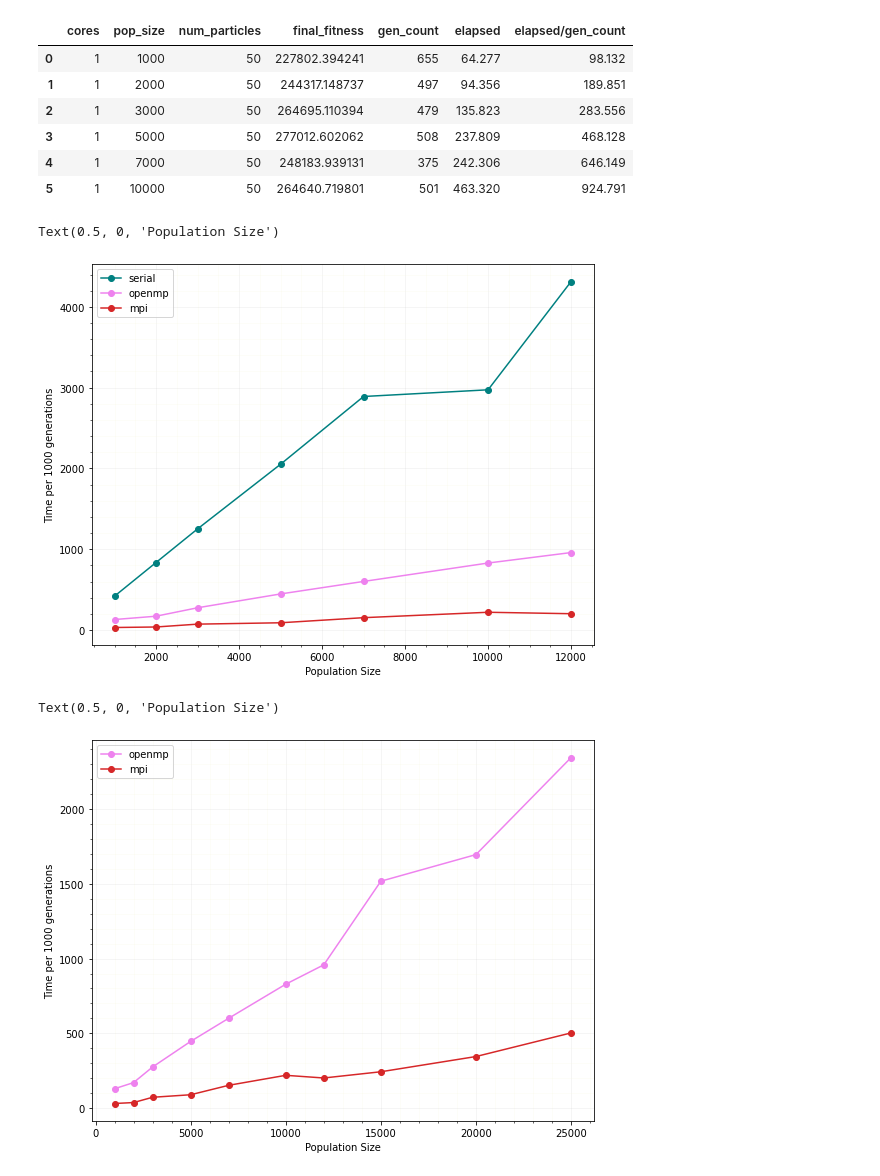
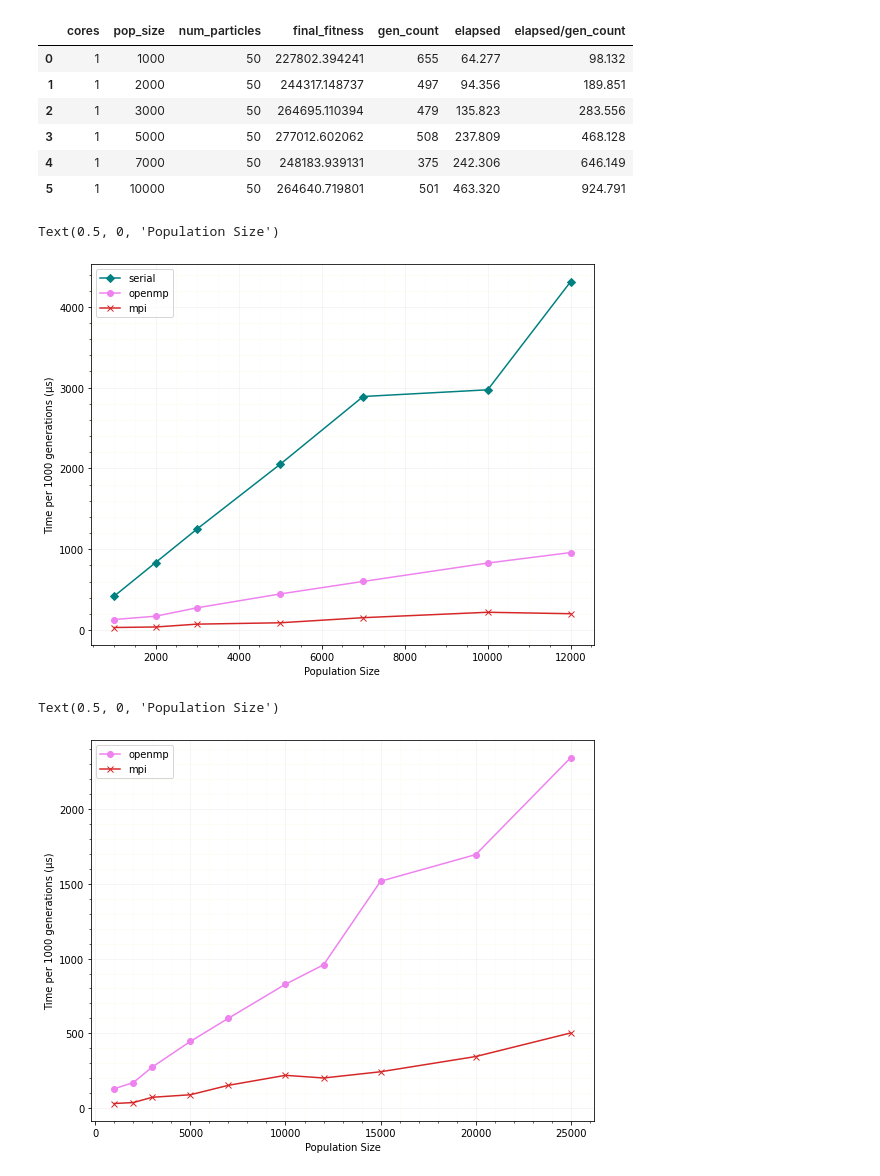
Before and after one commit to matthewdicks98/CSC-HPC-Project, a Jupyter notebook: population.ipynb, the cells around one changed output. Saved outputs shown, nothing was run; the diff lists cells and outputs as text; code cells hidden in the pictures.

```diff
--- a/population.ipynb
+++ b/population.ipynb
@@ -108,30 +108,30 @@ laptop_ser_population
 # %%
 plt.figure(figsize=(9,7))
 plt.grid(alpha=0.15)
 plt.minorticks_on()
 plt.grid(which='minor', color='beige', alpha=0.25)
-plt.plot(ser_population[' pop_size'],ser_population[' elapsed/gen_count'],marker='o', color="teal")
+plt.plot(ser_population[' pop_size'],ser_population[' elapsed/gen_count'],marker='D', color="teal")
 plt.plot(omp_population[' pop_size'][:7],omp_population[' elapsed/gen_count'][:7],marker='o', color="violet")
-plt.plot(mpi_population[' pop_size'][:7], mpi_population[' elapsed/gen_count'][:7],marker='o', color="tab:red")
+plt.plot(mpi_population[' pop_size'][:7], mpi_population[' elapsed/gen_count'][:7],marker='x', color="tab:red")
 plt.legend(['serial','openmp','mpi'])
-plt.ylabel('Time per 1000 generations')
+plt.ylabel('Time per 1000 generations (μs)')
 plt.xlabel('Population Size')
 # %% [output]
 Text(0.5, 0, 'Population Size')
-[figure, old version]
+[figure, new version]
 # %%
 plt.figure(figsize=(9,7))
 plt.grid(alpha=0.15)
 plt.minorticks_on()
 plt.grid(which='minor', color='beige', alpha=0.25)
 plt.plot(omp_population[' pop_size'][:10],omp_population[' elapsed/gen_count'][:10],marker='o', color="violet")
-plt.plot(mpi_population[' pop_size'][:10], mpi_population[' elapsed/gen_count'][:10],marker='o', color="tab:red")
+plt.plot(mpi_population[' pop_size'][:10], mpi_population[' elapsed/gen_count'][:10],marker='x', color="tab:red")
 plt.legend(['openmp','mpi'])
-plt.ylabel('Time per 1000 generations')
+plt.ylabel('Time per 1000 generations (μs)')
 plt.xlabel('Population Size')
 # %% [output]
 Text(0.5, 0, 'Population Size')
-[figure, old version]
+[figure, new version]
 # %%
 plt.figure(figsize=(9,7))
 plt.grid(alpha=0.15)
```
Also changed, not shown: parts of 1 cell of this notebook, 14 other files.
